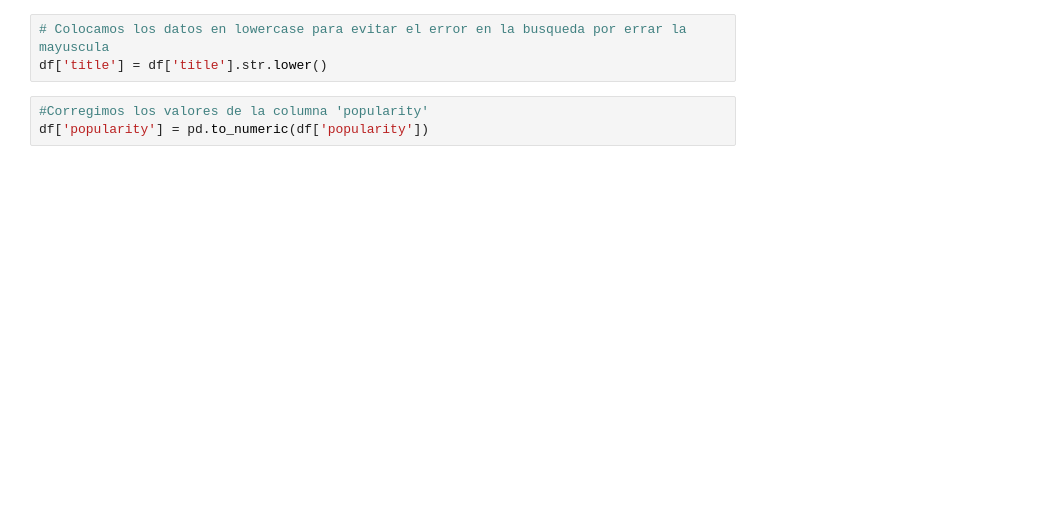
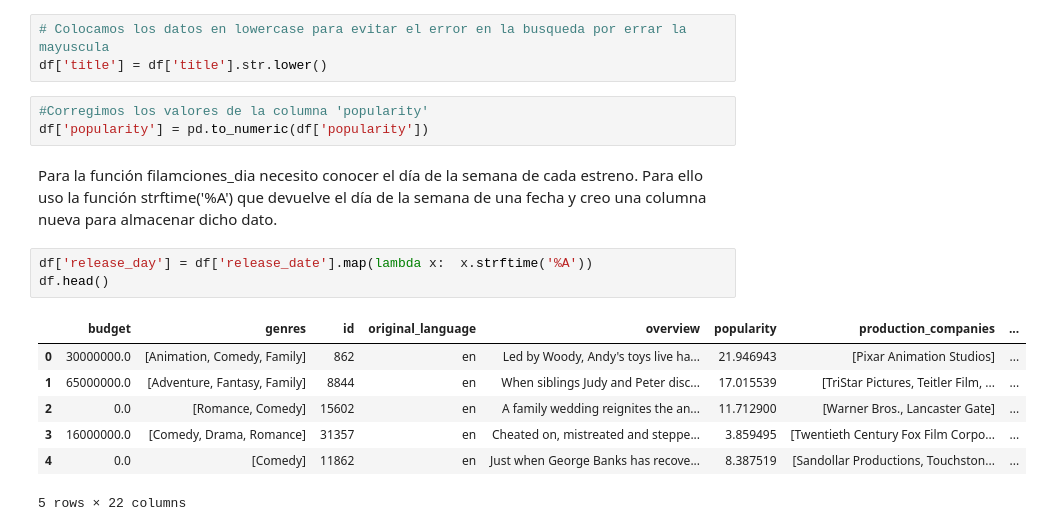
Before and after one commit to hzaquelli82/PI01, a Jupyter notebook: ETL.ipynb, the cells around one changed output. Saved outputs shown, nothing was run; the diff lists cells and outputs as text; blank space fills up the shorter version.

```diff
--- a/ETL.ipynb
+++ b/ETL.ipynb
@@ -259,3 +346,16 @@ df['title'] = df['title'].str.lower()
 # %%
 #Corregimos los valores de la columna 'popularity'
 df['popularity'] = pd.to_numeric(df['popularity'])
+# %% [markdown]
+Para la función filamciones_dia necesito conocer el día de la semana de cada estreno. Para ello uso la función strftime('%A') que devuelve el día de la semana de una fecha y creo una columna nueva para almacenar dicho dato.
+# %%
+df['release_day'] = df['release_date'].map(lambda x:  x.strftime('%A'))
+df.head()
+# %% [output]
+|  | budget | genres | id | original_language | overview | popularity | production_companies | ... |
+| 0 | 30000000.0 | [Animation, Comedy, Family] | 862 | en | Led by Woody, Andy's toys live ha... | 21.946943 | [Pixar Animation Studios] | ... |
+| 1 | 65000000.0 | [Adventure, Fantasy, Family] | 8844 | en | When siblings Judy and Peter disc... | 17.015539 | [TriStar Pictures, Teitler Film, ... | ... |
+| 2 | 0.0 | [Romance, Comedy] | 15602 | en | A family wedding reignites the an... | 11.712900 | [Warner Bros., Lancaster Gate] | ... |
+| 3 | 16000000.0 | [Comedy, Drama, Romance] | 31357 | en | Cheated on, mistreated and steppe... | 3.859495 | [Twentieth Century Fox Film Corpo... | ... |
+| 4 | 0.0 | [Comedy] | 11862 | en | Just when George Banks has recove... | 8.387519 | [Sandollar Productions, Touchston... | ... |
+5 rows × 22 columns
```
Also changed, not shown: parts of 59 cells of this notebook, 8 other files.
